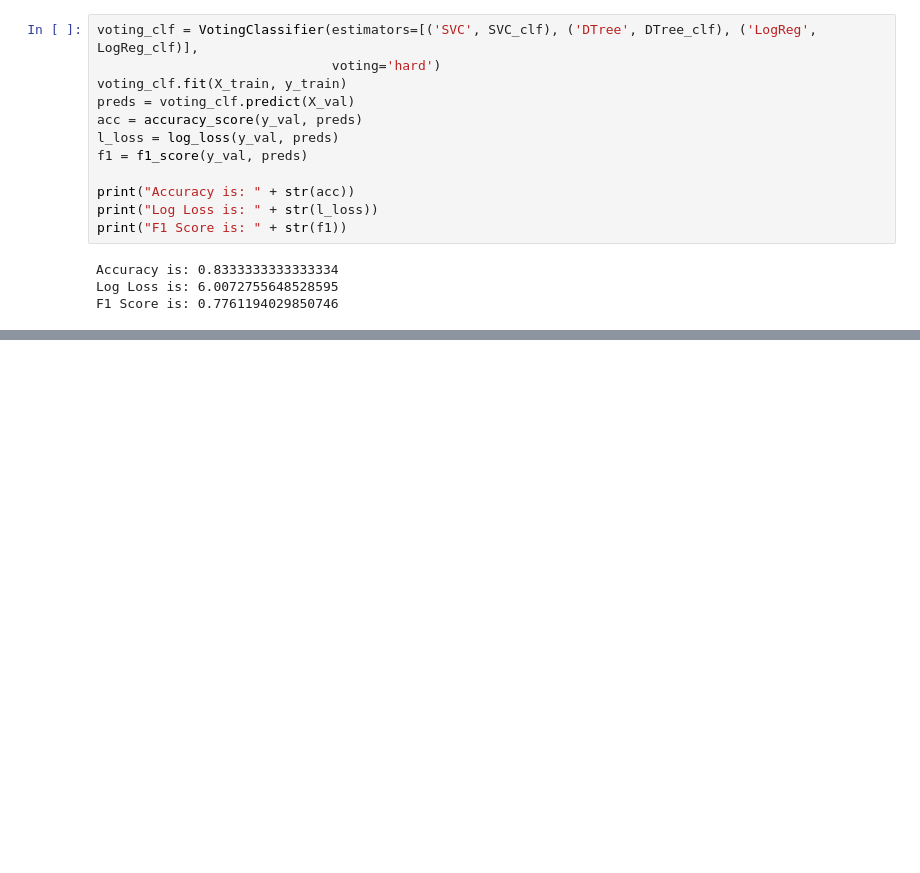
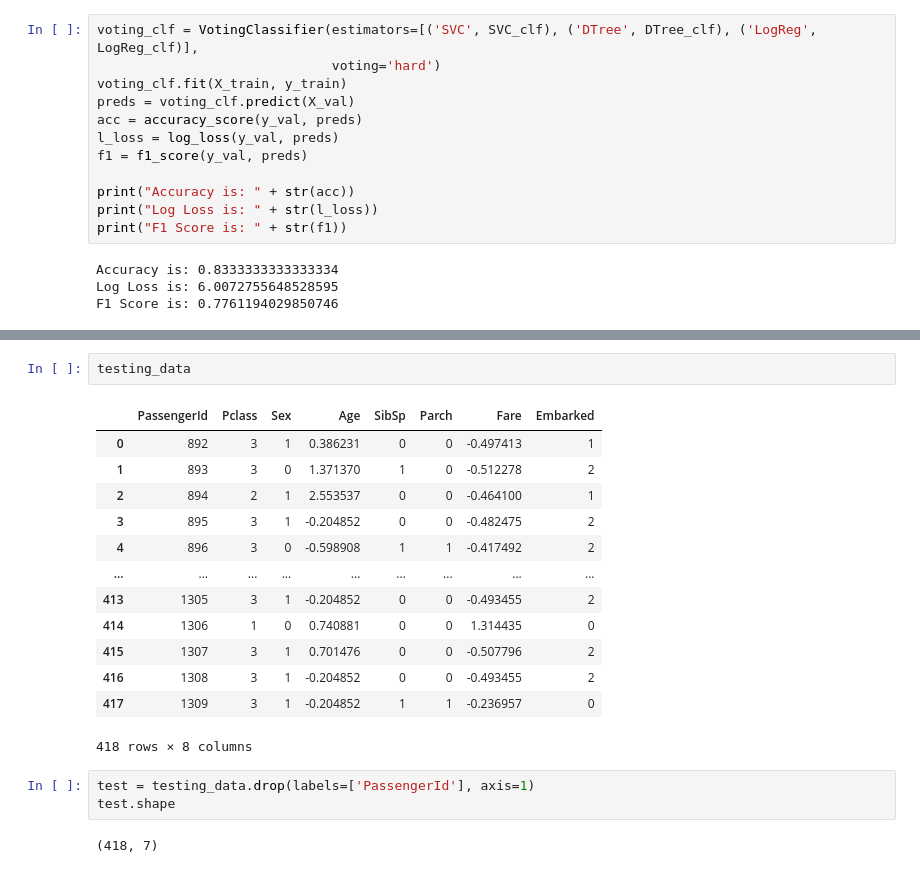
Before and after one commit to twcch/IMLP425, a Jupyter notebook: Unit06/2.3_Ensemble實戰.ipynb, the cells around one changed output, grey strips where cells are left out. Drawn from its saved outputs; the diff is of its cells as text; blank space fills up the shorter version.

```diff
--- a/Unit06/2.3_Ensemble實戰.ipynb
+++ b/Unit06/2.3_Ensemble實戰.ipynb
@@ -221,0 +238,21 @@ F1 Score is: 0.7761194029850746
+# %%
+testing_data
+# %% [output]
+|  | PassengerId | Pclass | Sex | Age | SibSp | Parch | Fare | Embarked |
+| 0 | 892 | 3 | 1 | 0.386231 | 0 | 0 | -0.497413 | 1 |
+| 1 | 893 | 3 | 0 | 1.371370 | 1 | 0 | -0.512278 | 2 |
+| 2 | 894 | 2 | 1 | 2.553537 | 0 | 0 | -0.464100 | 1 |
+| 3 | 895 | 3 | 1 | -0.204852 | 0 | 0 | -0.482475 | 2 |
+| 4 | 896 | 3 | 0 | -0.598908 | 1 | 1 | -0.417492 | 2 |
+| ... | ... | ... | ... | ... | ... | ... | ... | ... |
+| 413 | 1305 | 3 | 1 | -0.204852 | 0 | 0 | -0.493455 | 2 |
+| 414 | 1306 | 1 | 0 | 0.740881 | 0 | 0 | 1.314435 | 0 |
+| 415 | 1307 | 3 | 1 | 0.701476 | 0 | 0 | -0.507796 | 2 |
+| 416 | 1308 | 3 | 1 | -0.204852 | 0 | 0 | -0.493455 | 2 |
+| 417 | 1309 | 3 | 1 | -0.204852 | 1 | 1 | -0.236957 | 0 |
+418 rows × 8 columns
+# %%
+test = testing_data.drop(labels=['PassengerId'], axis=1)
+test.shape
+# %% [output]
+(418, 7)
```
Also changed, not shown: parts of 3 cells of this notebook, 1 other file.
